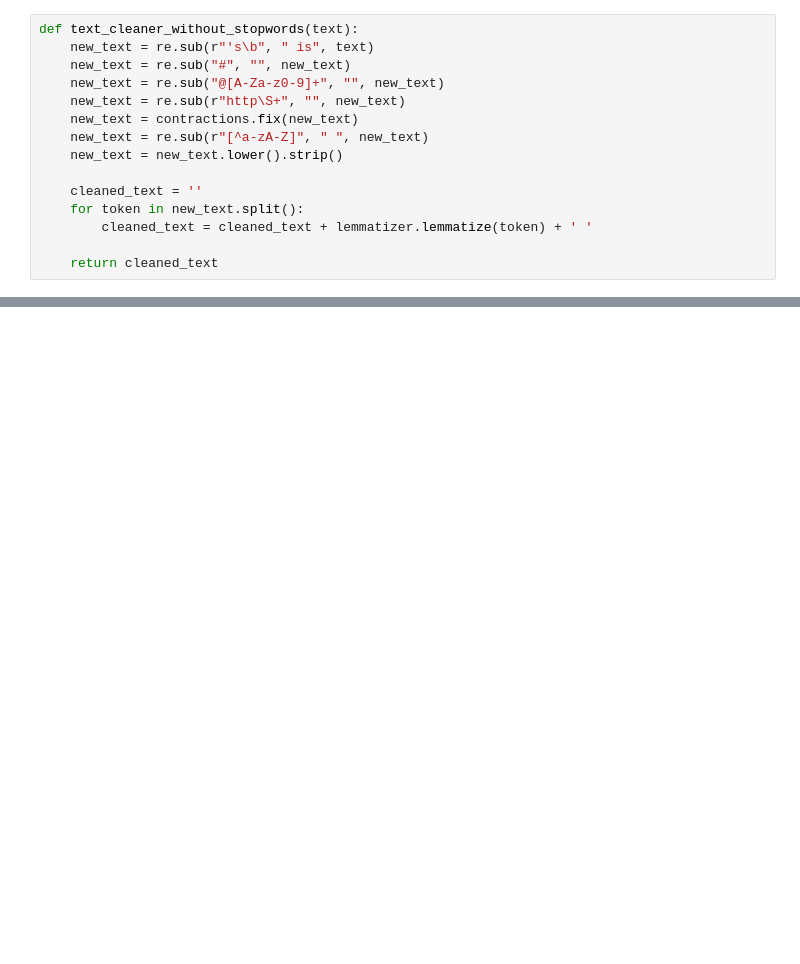
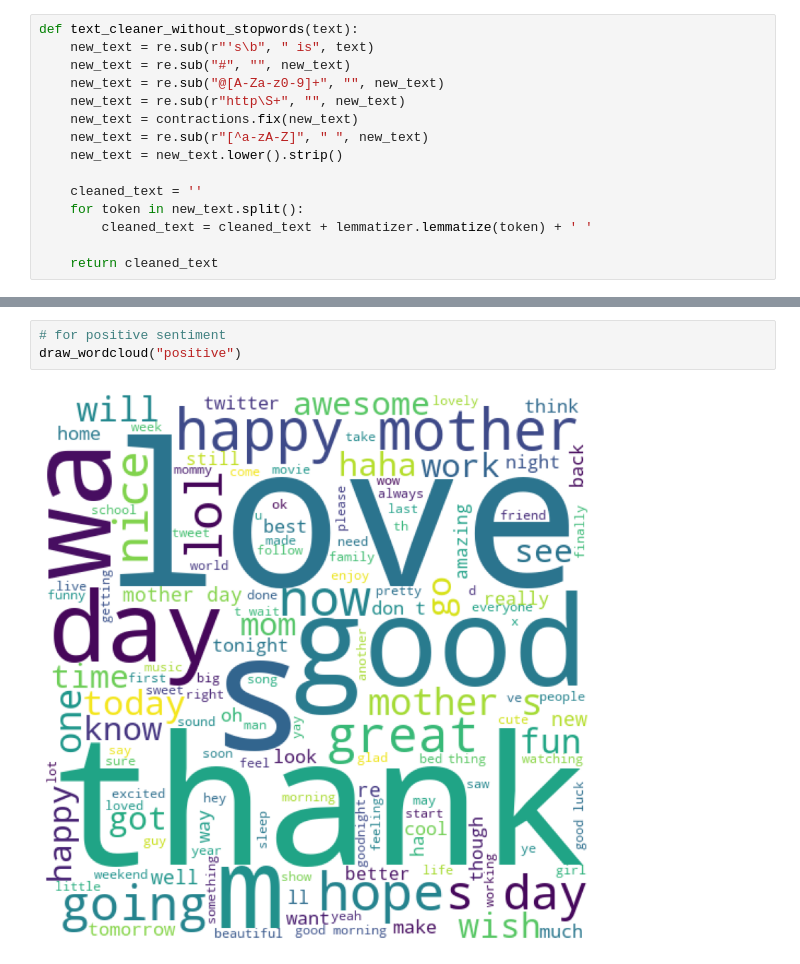
Before and after one commit to dipakadk/twitter_sentiment_analysis, a Jupyter notebook: notebook/sentiment_analysis.ipynb, the cells around one changed output, grey strips where cells are left out. Saved outputs shown, nothing was run; the diff lists cells and outputs as text; blank space fills up the shorter version.

```diff
--- a/notebook/sentiment_analysis.ipynb
+++ b/notebook/sentiment_analysis.ipynb
@@ -414,0 +156,5 @@ pickle.dump(tfidf,open('vectorizers.pkl','wb'))
+# %%
+# for positive sentiment
+draw_wordcloud("positive")
+# %% [output]
+[figure, added]
```
Also changed, not shown: parts of 91 cells of this notebook, 5 other files.
